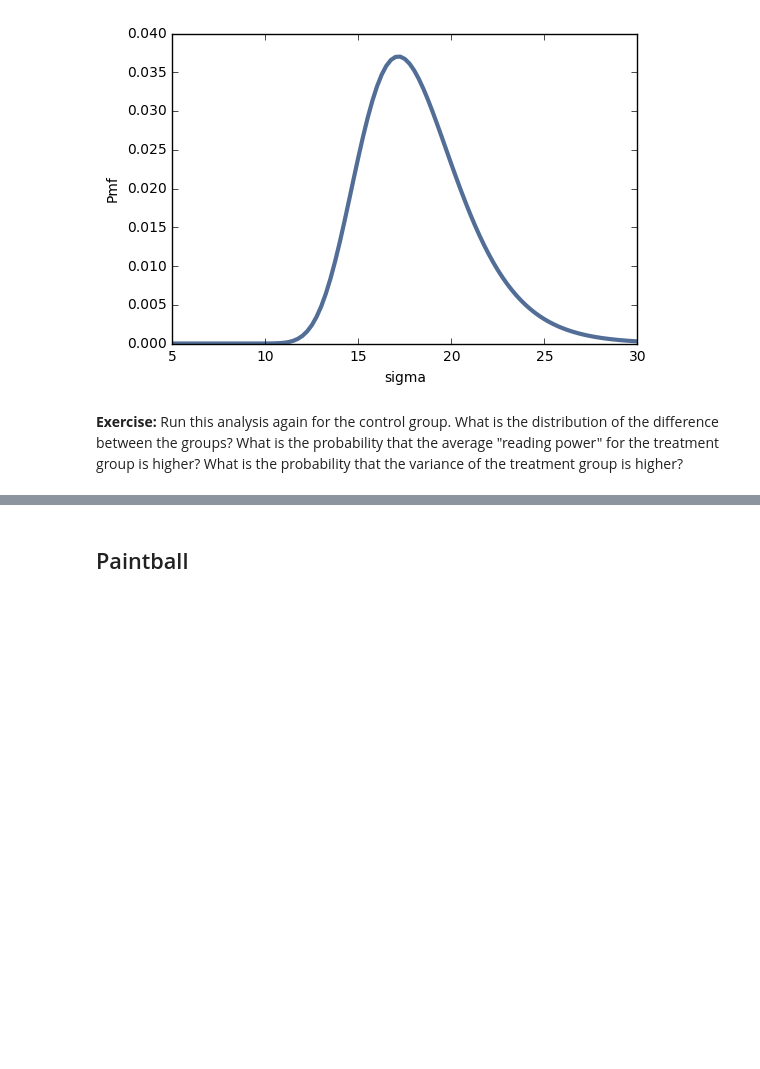
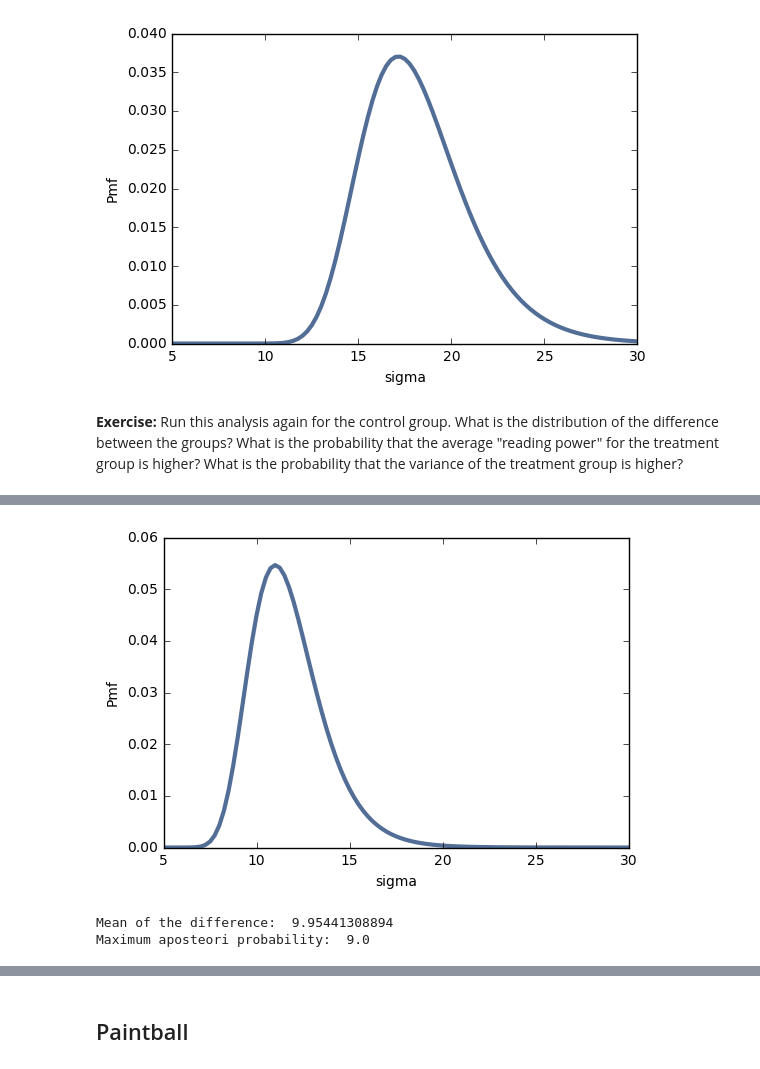
Before and after one commit to cmoser96/ThinkBayes2, a Jupyter notebook: code/chap09mine.ipynb, the cells around one changed output, grey strips where cells are left out. Drawn from its saved outputs; the diff is of its cells as text; code cells hidden in the pictures; blank space fills up the shorter version.

```diff
--- a/code/chap09mine.ipynb
+++ b/code/chap09mine.ipynb
@@ -123,0 +126,13 @@ thinkplot.Config(xlabel='sigma', ylabel='Pmf')
+# %%
+pmf_sigma1 = treatment.Marginal(1)
+thinkplot.Pdf(pmf_sigma1)
+thinkplot.Config(xlabel='sigma', ylabel='Pmf')
+# %% [output]
+[figure, added]
+# %%
+diff_mu = pmf_mu1 - pmf_mu0
+print("Mean of the difference: ", diff_mu.Mean())
+print("Maximum aposteori probability: ", diff_mu.MAP())
+# %% [output]
+Mean of the difference:  9.95441308894
+Maximum aposteori probability:  9.0
```
Also changed, not shown: parts of 24 cells of this notebook.
